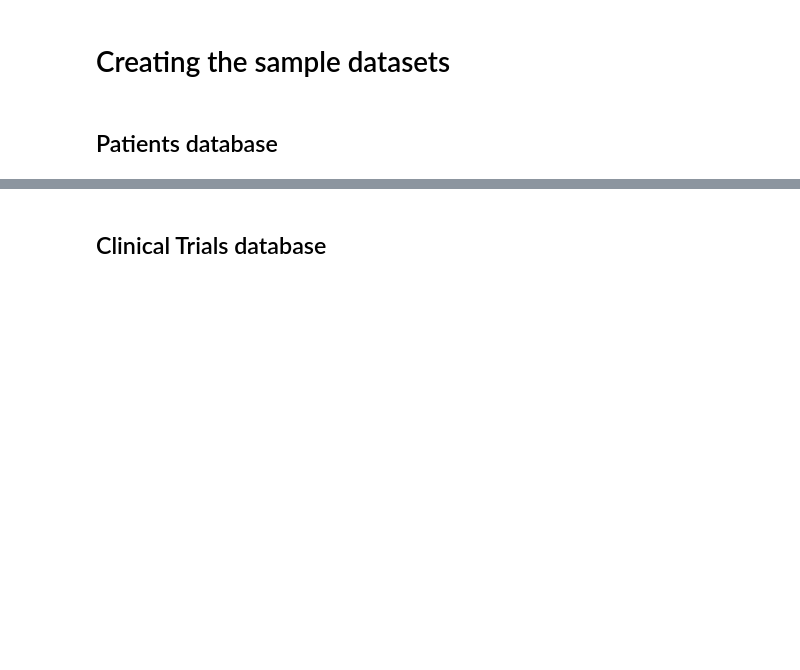
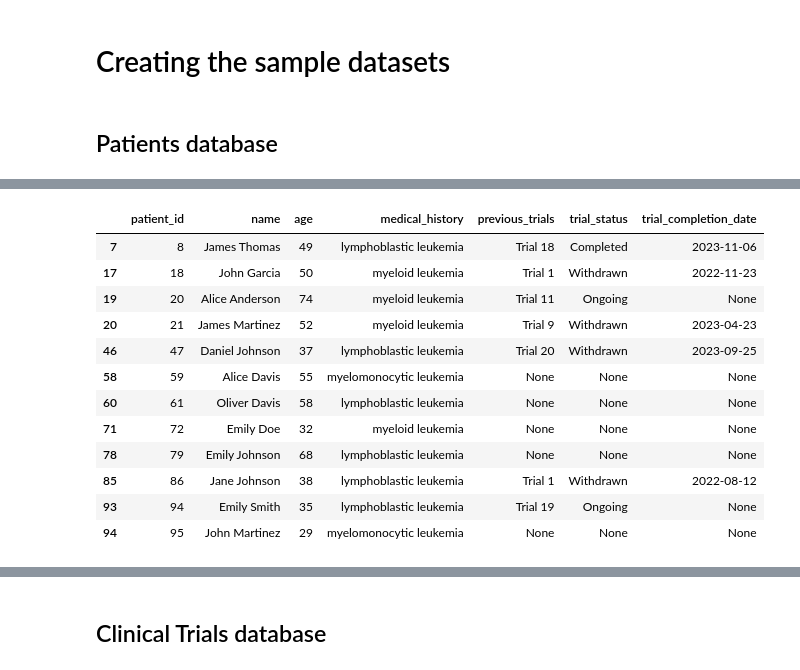
Before and after one commit to bab-git/llm-tutorials, a Jupyter notebook: notebooks/Agents_and_Tools/llm_agents_pharma.ipynb, the cells around one changed output, grey strips where cells are left out. Saved outputs shown, nothing was run; the diff lists cells and outputs as text; code cells hidden in the pictures; blank space fills up the shorter version.

Commit message:
trial_relevance

```diff
--- a/notebooks/Agents_and_Tools/llm_agents_pharma.ipynb
+++ b/notebooks/Agents_and_Tools/llm_agents_pharma.ipynb
@@ -224,3 +227,21 @@ df.head(20)
+# %%
+# df[df['trial_completion_date'] >= '2024-01-01']
+df[df['medical_history'].str.contains('leukemia')]
+# df[df['diseases'].has ]
+# %% [output]
+|  | patient_id | name | age | medical_history | previous_trials | trial_status | trial_completion_date |
+| 7 | 8 | James Thomas | 49 | lymphoblastic leukemia | Trial 18 | Completed | 2023-11-06 |
+| 17 | 18 | John Garcia | 50 | myeloid leukemia | Trial 1 | Withdrawn | 2022-11-23 |
+| 19 | 20 | Alice Anderson | 74 | myeloid leukemia | Trial 11 | Ongoing | None |
+| 20 | 21 | James Martinez | 52 | myeloid leukemia | Trial 9 | Withdrawn | 2023-04-23 |
+| 46 | 47 | Daniel Johnson | 37 | lymphoblastic leukemia | Trial 20 | Withdrawn | 2023-09-25 |
+| 58 | 59 | Alice Davis | 55 | myelomonocytic leukemia | None | None | None |
+| 60 | 61 | Oliver Davis | 58 | lymphoblastic leukemia | None | None | None |
+| 71 | 72 | Emily Doe | 32 | myeloid leukemia | None | None | None |
+| 78 | 79 | Emily Johnson | 68 | lymphoblastic leukemia | None | None | None |
+| 85 | 86 | Jane Johnson | 38 | lymphoblastic leukemia | Trial 1 | Withdrawn | 2022-08-12 |
+| 93 | 94 | Emily Smith | 35 | lymphoblastic leukemia | Trial 19 | Ongoing | None |
+| 94 | 95 | John Martinez | 29 | myelomonocytic leukemia | None | None | None |
 # %%
 import os
 # import shutil
```
Also changed, not shown: parts of 36 cells of this notebook.
